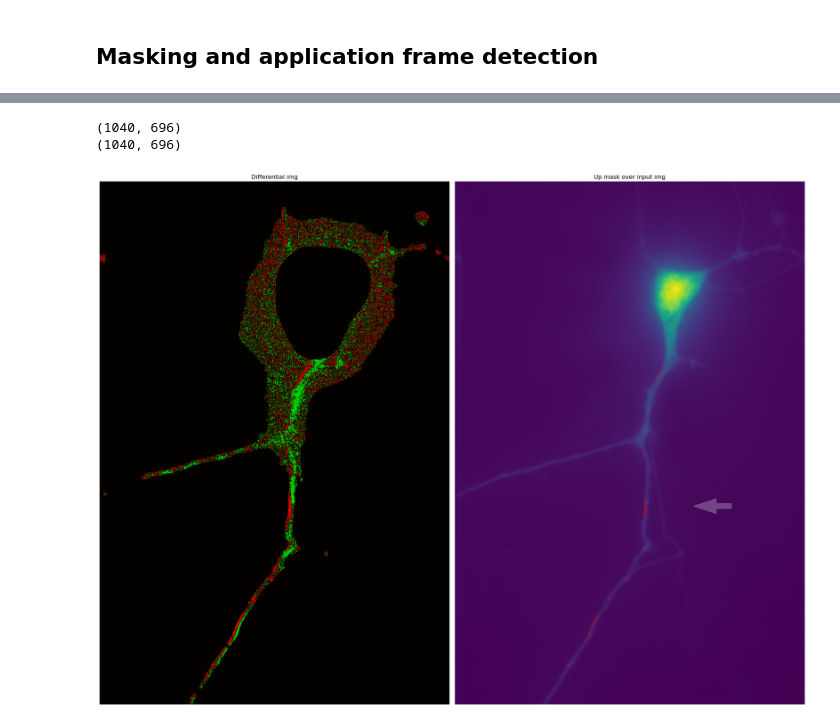
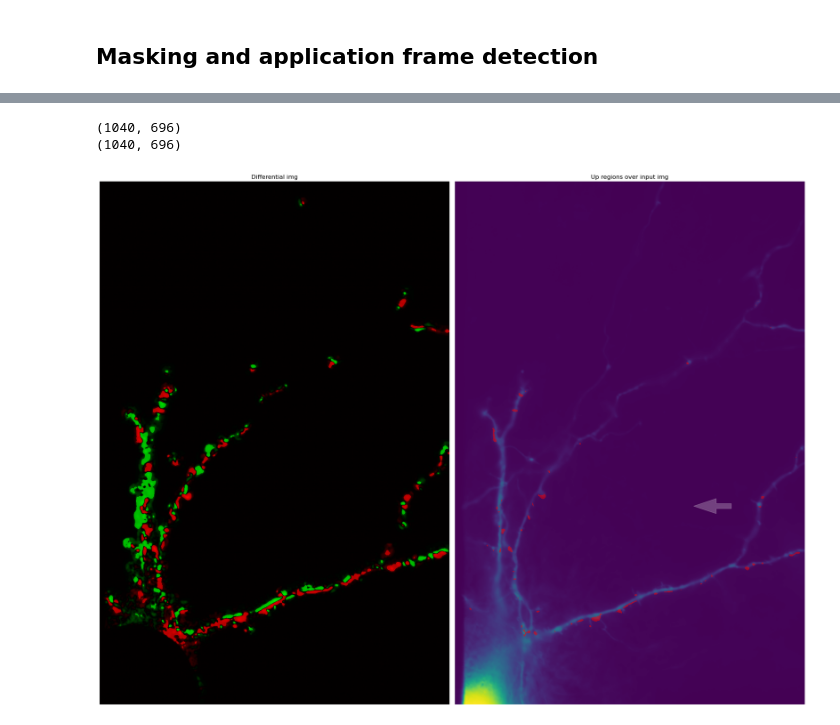
Before and after one commit to wisstock/LTData, a Jupyter notebook: cfp_yfp.ipynb, the cells around one changed output, grey strips where cells are left out. Drawn from its saved outputs; the diff is of its cells as text; code cells hidden in the pictures.

```diff
--- a/cfp_yfp.ipynb
+++ b/cfp_yfp.ipynb
@@ -90,14 +102,14 @@ def plot_linearmap(cdict):
 # %% [markdown]
 ## Ctrl img
 # %%
-img_raw = io.imread('01_s.tif')
+img_raw = io.imread('11.tif')
 print(img_raw.shape)
 
-img_cfp_raw = img_raw[:,:,:,2]
-img_yfp_raw = img_raw[:,:,:,1]
+img_cfp_raw = img_raw[:,:,:,0]  # 2
+img_yfp_raw = img_raw[:,:,:,3]  # 1
 
-img_cfp_ctrl = np.max(img_cfp_raw, axis=0)
-img_yfp_ctrl = np.max(img_yfp_raw, axis=0)
+img_cfp_ctrl = np.mean(img_cfp_raw, axis=0)
+img_yfp_ctrl = np.mean(img_yfp_raw, axis=0)
 
 
 plt.figure(figsize=(12,15))
@@ -121,8 +133,11 @@ ax1.axis('off')
 
 ax2 = plt.subplot(614)
 ax2.plot([np.mean(frame) for frame in img_cfp_raw], label='CFP', color='blue')
-ax2.plot([np.mean(frame) for frame in img_yfp_raw], label='YFP', color='yellow')
+ax2.plot([np.mean(frame) for frame in img_yfp_raw], label='YFP', color='orange')
 ax2.legend()
+
+plt.xlabel('Frame num')
+plt.ylabel('Int, a.u.')
 
 plt.tight_layout()
 plt.show()
@@ -239,67 +237,42 @@ plt.show()
 # %%
-# red-green cmap creation
-dict_red_green = {'red':(
-                   (0.0, 0.0, 0.0),
-                   (0.5, 0.0, 0.0),
-                   (0.55, 0.3, 0.7),
-                   (1.0, 1.0, 1.0)),
-                   'blue':(
-                   (0.0, 0.0, 0.0),
-                   (1.0, 0.0, 0.0)),
-                   'green':(
-                   (0.0, 1.0, 1.0),
-                   (0.45, 0.7, 0.3),
-                   (0.5, 0.0, 0.0),
-                   (1.0, 0.0, 0.0))}
+ref_img_series = filters.gaussian(img_cfp_masked, sigma=1.25, channel_axis=0)
+ref_der_max = cfp_der_max
 
-
-cmap_red_green = LinearSegmentedColormap('RedGreen', dict_red_green)
-
-def plot_linearmap(cdict):
-    newcmp = LinearSegmentedColormap('testCmap', segmentdata=cdict, N=256)
-    rgba = newcmp(np.linspace(0, 1, 256))
-    fig, ax = plt.subplots(figsize=(4, 3), constrained_layout=True)
-    col = ['r', 'g', 'b']
-    for xx in [0.25, 0.5, 0.75]:
-        ax.axvline(xx, color='0.7', linestyle='--')
-    for i in range(3):
-        ax.plot(np.arange(256)/256, rgba[:, i], color=col[i])
-    ax.set_xlabel('index')
-    ax.set_ylabel('RGB')
-    plt.show()
-# plot_linearmap(dict_red_green)
+app_frame = 7
 
 
 # differential img and up mask calc
-img_base = np.mean(img_yfp_masked[:7], axis=0)
-img_max = np.mean(img_yfp_masked[12:15], axis=0)
+# img_base = np.mean(ref_img_series[:7], axis=0)
+# img_max = np.mean(ref_img_series[12:15], axis=0)
+img_base = np.mean(ref_img_series[:5], axis=0)
+img_max = np.mean(ref_img_series[app_frame:app_frame+5], axis=0)
 
 
 img_diff = img_max - img_base
 img_diff = img_diff/np.max(np.abs(img_diff))
 
 print(img_diff.shape)
 print(mask.shape)
 diff_sd = np.std(ma.masked_where(~mask, img_diff))
 
-up_mask = img_diff > diff_sd
+up_mask = img_diff > diff_sd * 2
 
 plt.figure(figsize=(20,20))
 ax0 = plt.subplot(121)
 ax0.set_title('Differential img')
 ax0.imshow(img_diff, cmap=cmap_red_green, vmax=1, vmin=-1)
 ax0.axis('off')
 
 ax1 = plt.subplot(122)
-ax1.set_title('Up mask over input img')
+ax1.set_title('Up regions over input img')
 ax1.imshow(img_yfp_ctrl)
-ax1.imshow(ma.masked_where(~up_mask, up_mask), alpha=0.5, cmap='hsv')
+ax1.imshow(ma.masked_where(~up_mask, up_mask), alpha=0.5, cmap=cmap_red)
 ax1.arrow(550,645,-30,0,width=10, alpha=0.25, color='white')
 ax1.axis('off')
 
 plt.tight_layout()
 plt.show()
 # %% [output]
 (1040, 696)
 (1040, 696)
-[figure, old version]
+[figure, new version]
```
Also changed, not shown: parts of 19 cells of this notebook.
